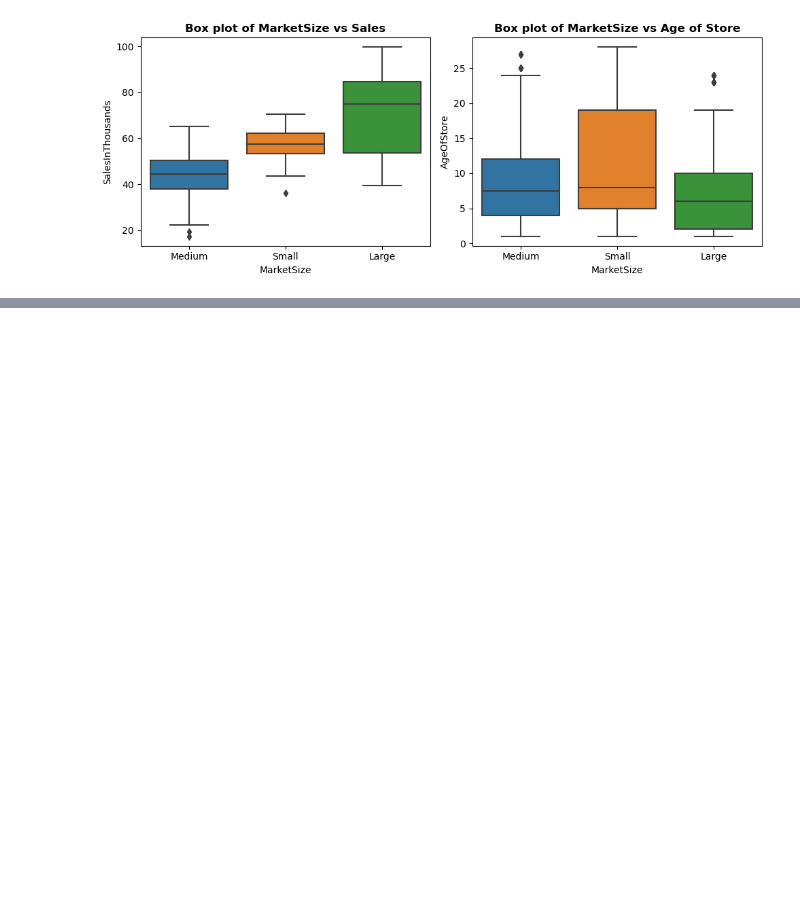
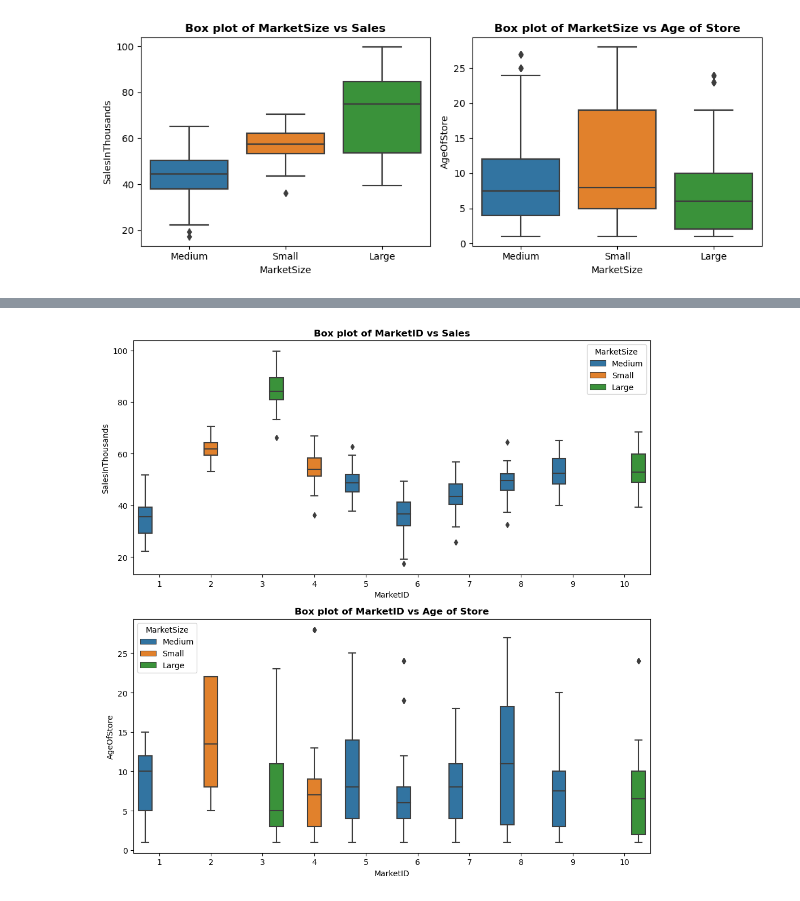
Before and after one commit to Singhal-Piyush/AB_Testing_Fast_Food_Chain, a Jupyter notebook: Fast_Food_Marketing_Campaign_AB_Testing.ipynb, the cells around one changed output, grey strips where cells are left out. Saved outputs shown, nothing was run; the diff lists cells and outputs as text; code cells hidden in the pictures; blank space fills up the shorter version.

```diff
--- a/Fast_Food_Marketing_Campaign_AB_Testing.ipynb
+++ b/Fast_Food_Marketing_Campaign_AB_Testing.ipynb
@@ -490,0 +565,21 @@ plt.show()
+# %%
+# Plotting MarketID vs Sales in thousands and Age of Store
+
+# figure and axes
+fig, axs = plt.subplots(2, 1, figsize = (10,10))
+
+# Plot 1: Box plot of MarketID against SalesInThousands
+sns.boxplot(x = "MarketID", y = "SalesInThousands", data = dataset, ax = axs[0], hue = "MarketSize")
+axs[0].set_title(f"Box plot of MarketID vs Sales", fontweight = "bold")
+
+# Plot 2: Box Plot of MarketID vs AgeOfStore
+sns.boxplot(x = "MarketID", y = "AgeOfStore", data = dataset, ax = axs[1], hue = "MarketSize")
+axs[1].set_title(f"Box plot of MarketID vs Age of Store", fontweight = "bold")
+
+# Adjust layout
+plt.tight_layout()
+
+# Show plot
+plt.show()
+# %% [output]
+[figure, added]
```
Also changed, not shown: parts of 31 cells of this notebook.
